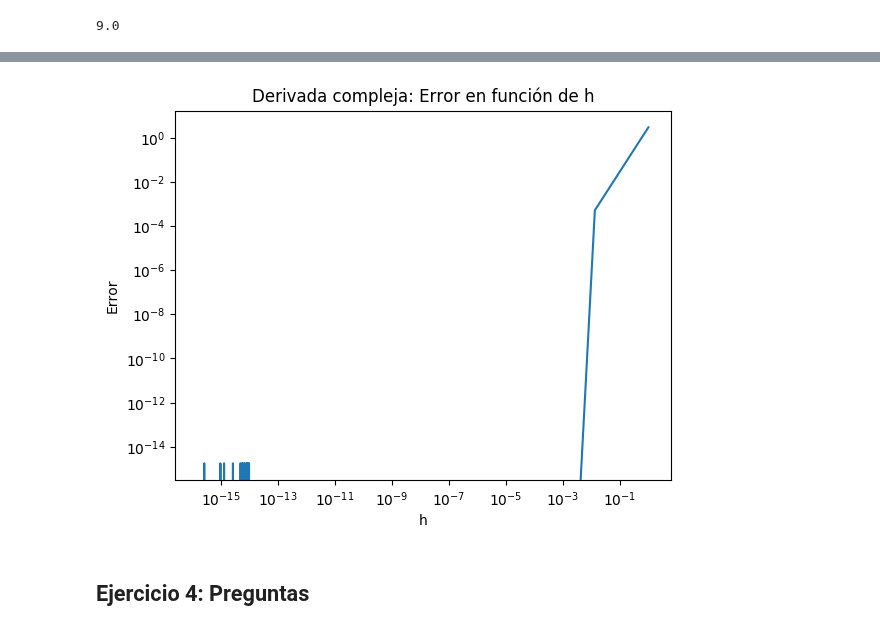
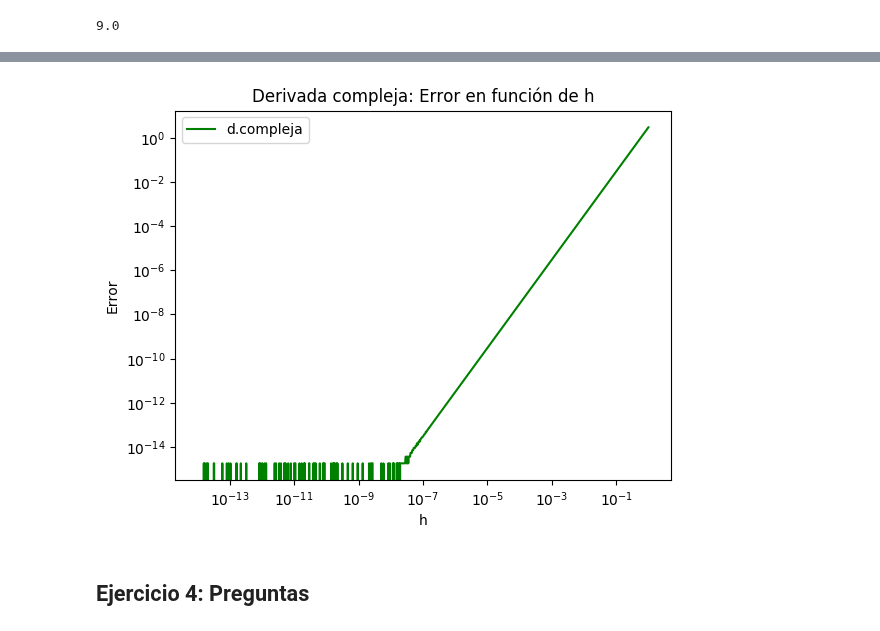
Before and after one commit to lbenet/2017-2_TSFisComputacional-1, a Jupyter notebook: tareas/Hector/Tarea2.ipynb, the cells around one changed output, grey strips where cells are left out. Drawn from its saved outputs; the diff is of its cells as text; code cells hidden in the pictures.

```diff
--- a/tareas/Hector/Tarea2.ipynb
+++ b/tareas/Hector/Tarea2.ipynb
@@ -155,0 +96,2 @@ vector_h=sort(append!(v2,v1))
+# %%
+vector_h=logspace(-14,0,1000)
@@ -404,18 +366,20 @@ error_3
 # %%
 using PyPlot
 
-plot(vector_h,error_3)#Vectores a graficar: plot([vector de valores para el eje X],[vector de valores para el eje Y])
+plot(vector_h,error_3,color="green",label = "d.compleja")#Vectores a graficar: plot([vector de valores para el eje X],[vector de valores para el eje Y])
 #plot(vector_h,derivadas_2)
 xlabel("h") #Etiqueta para el eje X
 ylabel("Error") #Etiqueta para el eje Y
 title("Derivada compleja: Error en función de h")#Título de la gráfica
 
 xscale("log")#Escala logarítmica para el eje X
 yscale("log")#Escala logarítmica para el eje Y
 
+legend(loc="best")#Muestra la leyenda y con loc="best" la ubica en una posición adecuada.
+
 show()
 # %% [output]
-[figure, old version]
+[figure, new version]
 # %% [markdown]
 ## Ejercicio 4: Preguntas
 # %% [markdown]
```
Also changed, not shown: parts of 26 cells of this notebook.
